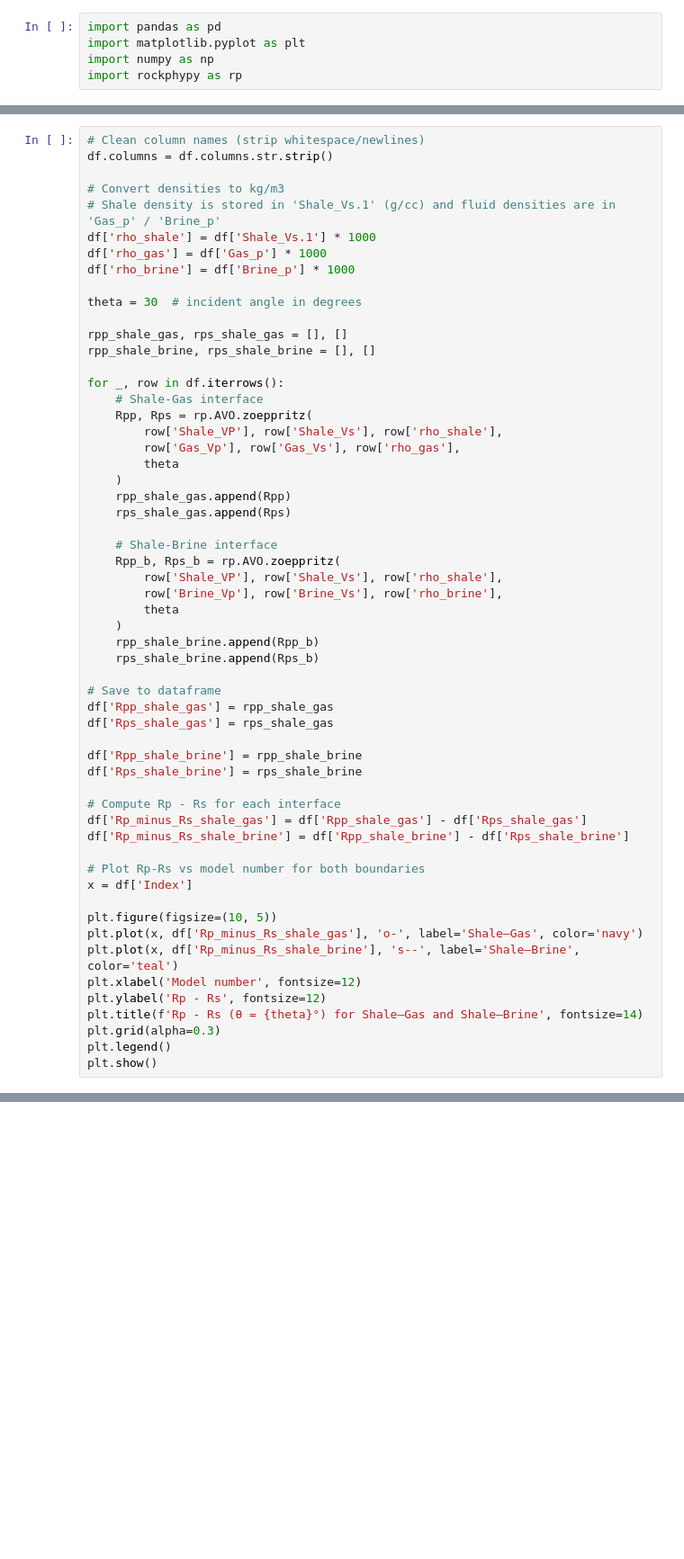
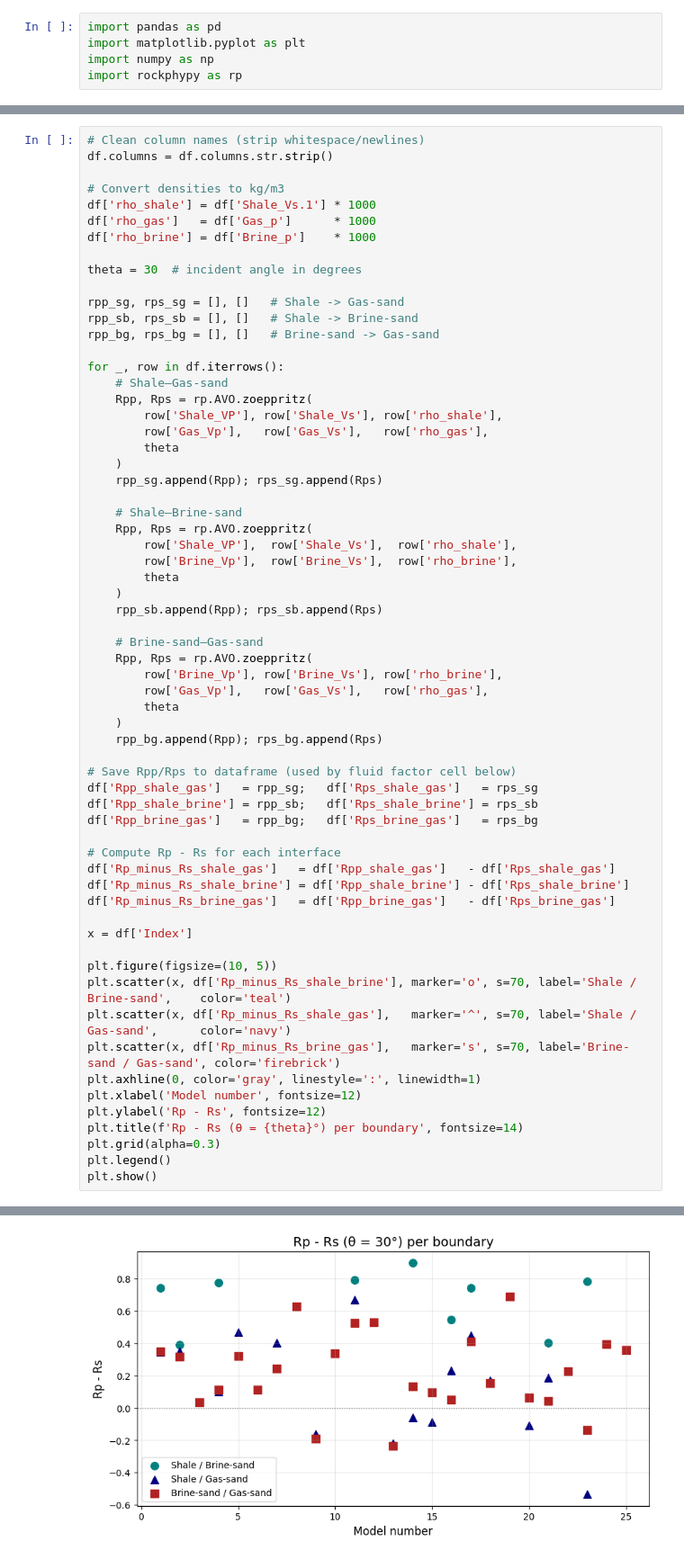
Before and after one commit to erikooooo/well_data_preprocessing, a Jupyter notebook: Excercise_3/Code/AVO_2_erik.ipynb, the cells around one changed output, grey strips where cells are left out. Shown at 90% size. Cells and saved outputs as stored; diff of their text form; blank space fills up the shorter version.

Commit message:
Fluid factor og Rp-Rs

```diff
--- a/Excercise_3/Code/AVO_2_erik.ipynb
+++ b/Excercise_3/Code/AVO_2_erik.ipynb
@@ -53,55 +53,61 @@ def zoeppritz(vp1, vs1, rho1, vp2, vs2, rho2, theta_deg):
 df.columns = df.columns.str.strip()
 
 # Convert densities to kg/m3
-# Shale density is stored in 'Shale_Vs.1' (g/cc) and fluid densities are in 'Gas_p' / 'Brine_p'
 df['rho_shale'] = df['Shale_Vs.1'] * 1000
-df['rho_gas'] = df['Gas_p'] * 1000
-df['rho_brine'] = df['Brine_p'] * 1000
+df['rho_gas']   = df['Gas_p']      * 1000
+df['rho_brine'] = df['Brine_p']    * 1000
 
 theta = 30  # incident angle in degrees
 
-rpp_shale_gas, rps_shale_gas = [], []
-rpp_shale_brine, rps_shale_brine = [], []
+rpp_sg, rps_sg = [], []   # Shale -> Gas-sand
+rpp_sb, rps_sb = [], []   # Shale -> Brine-sand
+rpp_bg, rps_bg = [], []   # Brine-sand -> Gas-sand
 
 for _, row in df.iterrows():
-    # Shale-Gas interface
+    # Shale–Gas-sand
     Rpp, Rps = rp.AVO.zoeppritz(
         row['Shale_VP'], row['Shale_Vs'], row['rho_shale'],
-        row['Gas_Vp'], row['Gas_Vs'], row['rho_gas'],
+        row['Gas_Vp'],   row['Gas_Vs'],   row['rho_gas'],
         theta
     )
-    rpp_shale_gas.append(Rpp)
-    rps_shale_gas.append(Rps)
+    rpp_sg.append(Rpp); rps_sg.append(Rps)
 
-    # Shale-Brine interface
-    Rpp_b, Rps_b = rp.AVO.zoeppritz(
-        row['Shale_VP'], row['Shale_Vs'], row['rho_shale'],
-        row['Brine_Vp'], row['Brine_Vs'], row['rho_brine'],
+    # Shale–Brine-sand
+    Rpp, Rps = rp.AVO.zoeppritz(
+        row['Shale_VP'],  row['Shale_Vs'],  row['rho_shale'],
+        row['Brine_Vp'],  row['Brine_Vs'],  row['rho_brine'],
         theta
     )
-    rpp_shale_brine.append(Rpp_b)
-    rps_shale_brine.append(Rps_b)
+    rpp_sb.append(Rpp); rps_sb.append(Rps)
 
-# Save to dataframe
-df['Rpp_shale_gas'] = rpp_shale_gas
-df['Rps_shale_gas'] = rps_shale_gas
+    # Brine-sand–Gas-sand
+    Rpp, Rps = rp.AVO.zoeppritz(
+        row['Brine_Vp'], row['Brine_Vs'], row['rho_brine'],
+        row['Gas_Vp'],   row['Gas_Vs'],   row['rho_gas'],
+        theta
+    )
+    rpp_bg.append(Rpp); rps_bg.append(Rps)
 
-df['Rpp_shale_brine'] = rpp_shale_brine
-df['Rps_shale_brine'] = rps_shale_brine
+# Save Rpp/Rps to dataframe (used by fluid factor cell below)
+df['Rpp_shale_gas']   = rpp_sg;   df['Rps_shale_gas']   = rps_sg
+df['Rpp_shale_brine'] = rpp_sb;   df['Rps_shale_brine'] = rps_sb
+df['Rpp_brine_gas']   = rpp_bg;   df['Rps_brine_gas']   = rps_bg
 
 # Compute Rp - Rs for each interface
-df['Rp_minus_Rs_shale_gas'] = df['Rpp_shale_gas'] - df['Rps_shale_gas']
+df['Rp_minus_Rs_shale_gas']   = df['Rpp_shale_gas']   - df['Rps_shale_gas']
 df['Rp_minus_Rs_shale_brine'] = df['Rpp_shale_brine'] - df['Rps_shale_brine']
+df['Rp_minus_Rs_brine_gas']   = df['Rpp_brine_gas']   - df['Rps_brine_gas']
 
-# Plot Rp-Rs vs model number for both boundaries
 x = df['Index']
 
 plt.figure(figsize=(10, 5))
-plt.plot(x, df['Rp_minus_Rs_shale_gas'], 'o-', label='Shale–Gas', color='navy')
-plt.plot(x, df['Rp_minus_Rs_shale_brine'], 's--', label='Shale–Brine', color='teal')
+plt.scatter(x, df['Rp_minus_Rs_shale_brine'], marker='o', s=70, label='Shale / Brine-sand',    color='teal')
+plt.scatter(x, df['Rp_minus_Rs_shale_gas'],   marker='^', s=70, label='Shale / Gas-sand',      color='navy')
+plt.scatter(x, df['Rp_minus_Rs_brine_gas'],   marker='s', s=70, label='Brine-sand / Gas-sand', color='firebrick')
+plt.axhline(0, color='gray', linestyle=':', linewidth=1)
 plt.xlabel('Model number', fontsize=12)
 plt.ylabel('Rp - Rs', fontsize=12)
-plt.title(f'Rp - Rs (θ = {theta}°) for Shale–Gas and Shale–Brine', fontsize=14)
+plt.title(f'Rp - Rs (θ = {theta}°) per boundary', fontsize=14)
 plt.grid(alpha=0.3)
 plt.legend()
 plt.show()
@@ -109,0 +115 @@ ValueError: not enough values to unpack (expected 4, got 2)
+[figure, added]
```
Also changed, not shown: parts of 4 cells of this notebook.
